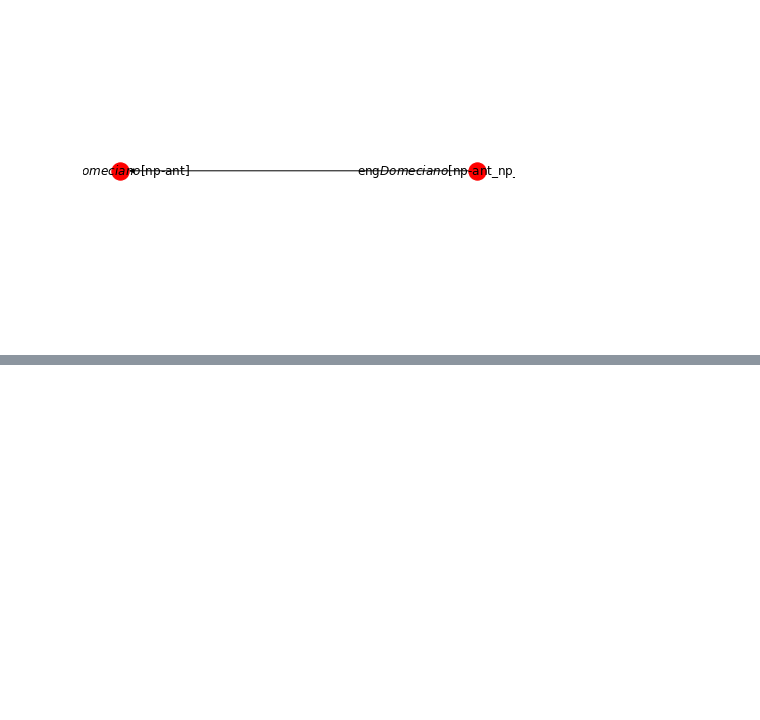
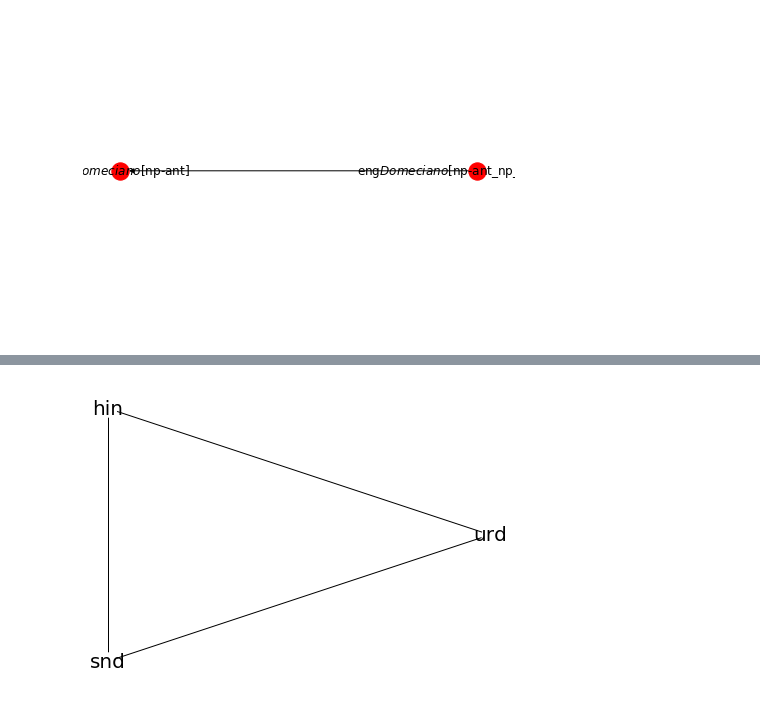
Before and after one commit to dkbrz/GSoC_2018, a Jupyter notebook: Search_2.ipynb, the cells around one changed output, grey strips where cells are left out. Drawn from its saved outputs; the diff is of its cells as text; code cells hidden in the pictures; blank space fills up the shorter version.

```diff
--- a/Search_2.ipynb
+++ b/Search_2.ipynb
@@ -117,0 +176,6 @@ a
+# %%
+lang1, lang2 = 'urd','hin'
+get_relevant_languages(lang1, lang2)
+check_graph(lang1, lang2)
+# %% [output]
+[figure, added]
```
Also changed, not shown: parts of 28 cells of this notebook, 4 other files.
